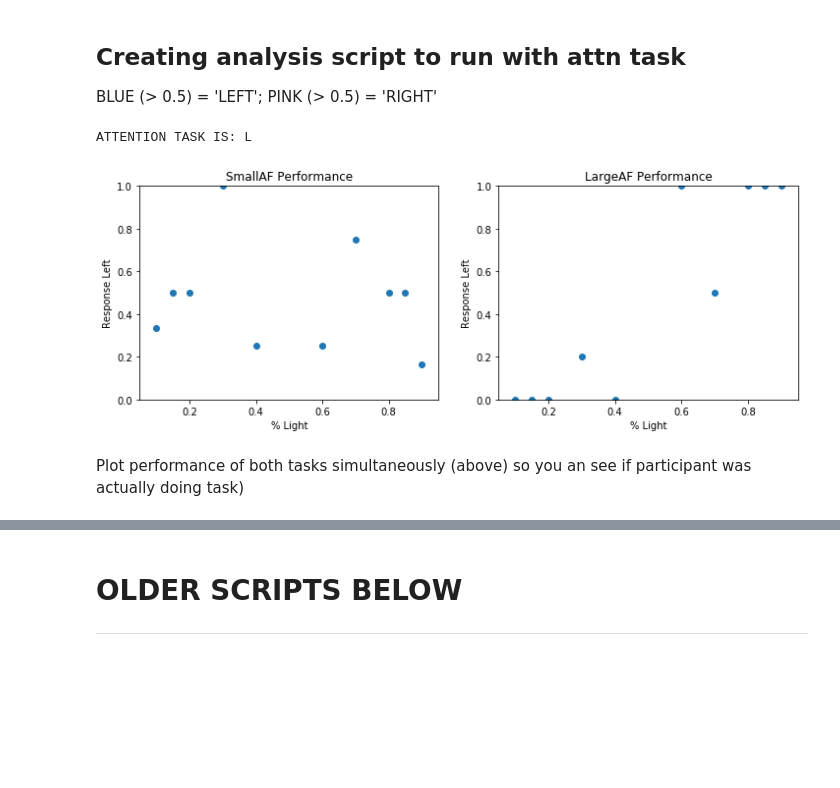
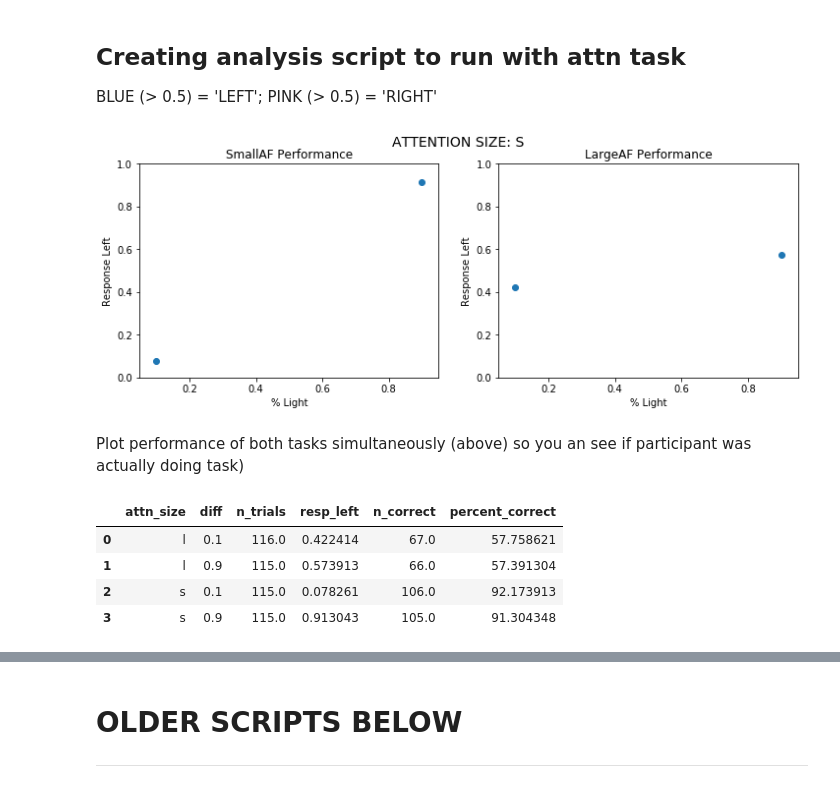
Before and after one commit to sumiyaabdi/PRF_Experiment_Checkers, a Jupyter notebook: Experiment/analysis/analysis.ipynb, the cells around one changed output, grey strips where cells are left out. Saved outputs shown, nothing was run; the diff lists cells and outputs as text; code cells hidden in the pictures; blank space fills up the shorter version.

```diff
--- a/Experiment/analysis/analysis.ipynb
+++ b/Experiment/analysis/analysis.ipynb
@@ -26,9 +26,7 @@ Load data into Pandas dataframe. To be implemented: run some tests to ensure dat
 
 BLUE (> 0.5) = 'LEFT'; PINK (> 0.5) = 'RIGHT'
 # %%
-folder = '0_ses-0_task-2afcL_run-0_Logs'
-
-def analyse(folder):
+def analyse2afc(folder):
     wd = os.getcwd()
     f = glob.glob(f"{wd}/logs/{folder}/*.tsv")[0]
 
@@ -60,40 +58,49 @@ def analyse(folder):
         diffs = sorted(df[prop].unique())
         task_summary = pd.DataFrame([])
 
         for idx, diff in enumerate(diffs):
-            task_summary.loc[idx,'attn_size'] = prop.split('_')[0]
+            task_summary.loc[idx,'attn_size'] = prop.split('_')[0][0]
             task_summary.loc[idx,'diff'] = diff
             task_summary.loc[idx,'n_trials'] = len(df[df[prop] == diff])
             task_summary.loc[idx,'resp_left'] = len(df[(df[prop] == diff ) & (df.response == "left")])/len(df[df[prop] == diff])
             task_summary.loc[idx,'n_correct'] = len(df[(df[prop] == diff) & (df[cor] == 1)])
             task_summary.loc[idx,'percent_correct'] = 100*len(df[(df[prop] == diff) & (df[cor] == 1)])/len(df[df[prop] == diff])
 
         summary = summary.append(task_summary, ignore_index=True)
 
     return df, summary
 
-df, summary = analyse(folder)
+df, summary = analyse2afc('sub-000_ses-0_task-2afcS_run-0_Logs')
 
-print(f'ATTENTION TASK IS: {df.attn_size.iloc[0]}')
+# print(f'ATTENTION TASK IS: {df.attn_size.iloc[0]}')
 
 fig, axs = plt.subplots(1,2, figsize=(12,4))
+
+fig.suptitle(f'ATTENTION SIZE: {df.attn_size.iloc[0]}', fontsize=16)
 
 axs[0].set_title('SmallAF Performance')
 axs[0].set_ylim(0,1)
 axs[0].set_ylabel('Response Left')
 axs[0].set_xlabel('% Light')
-axs[0].scatter(summary[summary.attn_size == 'small']['diff'],summary[summary.attn_size == 'small'].resp_left)
+axs[0].scatter(summary[summary.attn_size == 's']['diff'],summary[summary.attn_size == 's'].resp_left)
 
 axs[1].set_title('LargeAF Performance')
 axs[1].set_ylim(0,1)
 axs[1].set_ylabel('Response Left')
 axs[1].set_xlabel('% Light')
-axs[1].scatter(summary[summary.attn_size == 'large']['diff'],summary[summary.attn_size == 'large'].resp_left)
+axs[1].scatter(summary[summary.attn_size == 'l']['diff'],summary[summary.attn_size == 'l'].resp_left)
 
 plt.show()
 # %% [output]
-ATTENTION TASK IS: L
-[figure, old version]
+[figure, new version]
 # %% [markdown]
 Plot performance of both tasks simultaneously (above) so you an see if participant was actually doing task)
+# %%
+summary
+# %% [output]
+|  | attn_size | diff | n_trials | resp_left | n_correct | percent_correct |
+| 0 | l | 0.1 | 116.0 | 0.422414 | 67.0 | 57.758621 |
+| 1 | l | 0.9 | 115.0 | 0.573913 | 66.0 | 57.391304 |
+| 2 | s | 0.1 | 115.0 | 0.078261 | 106.0 | 92.173913 |
+| 3 | s | 0.9 | 115.0 | 0.913043 | 105.0 | 91.304348 |
 # %%
```
Also changed, not shown: parts of 5 cells of this notebook.
